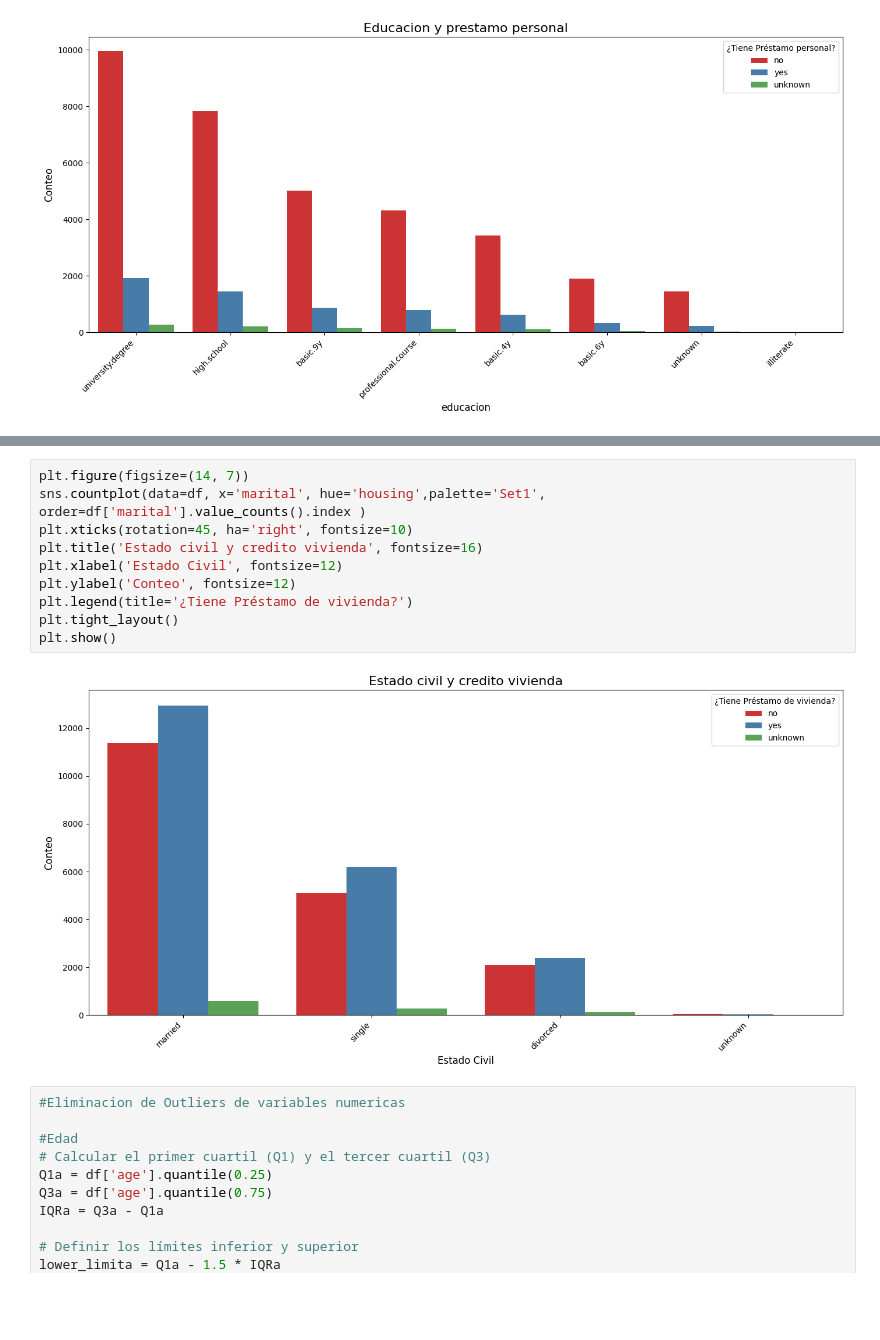
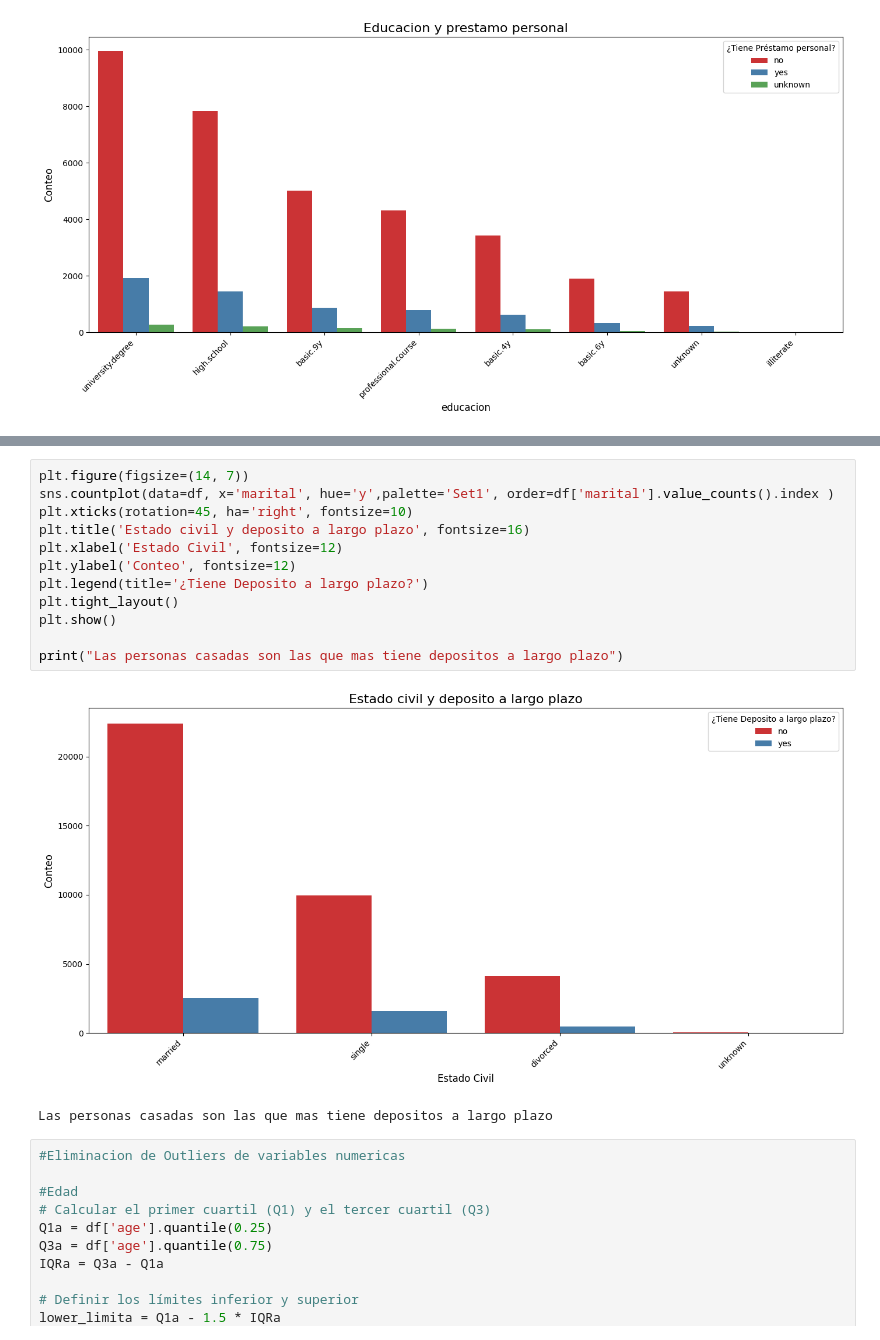
Before and after one commit to 4GeeksAcademy/gabrielajara2982-primer-algoritmo-ml-regresion-logistica, a Jupyter notebook: src/explore.ipynb, the cells around one changed output, grey strips where cells are left out. Saved outputs shown, nothing was run; the diff lists cells and outputs as text; blank space fills up the shorter version.

```diff
--- a/src/explore.ipynb
+++ b/src/explore.ipynb
@@ -396,15 +396,18 @@ plt.show()
 # %%
 plt.figure(figsize=(14, 7))
-sns.countplot(data=df, x='marital', hue='housing',palette='Set1', order=df['marital'].value_counts().index )
+sns.countplot(data=df, x='marital', hue='y',palette='Set1', order=df['marital'].value_counts().index )
 plt.xticks(rotation=45, ha='right', fontsize=10)
-plt.title('Estado civil y credito vivienda', fontsize=16)
+plt.title('Estado civil y deposito a largo plazo', fontsize=16)
 plt.xlabel('Estado Civil', fontsize=12)
 plt.ylabel('Conteo', fontsize=12)
-plt.legend(title='¿Tiene Préstamo de vivienda?')
+plt.legend(title='¿Tiene Deposito a largo plazo?')
 plt.tight_layout()
 plt.show()
+
+print("Las personas casadas son las que mas tiene depositos a largo plazo")
 # %% [output]
-[figure, old version]
+[figure, new version]
+Las personas casadas son las que mas tiene depositos a largo plazo
 # %%
 #Eliminacion de Outliers de variables numericas
 
```
Also changed, not shown: parts of 3 cells of this notebook.
